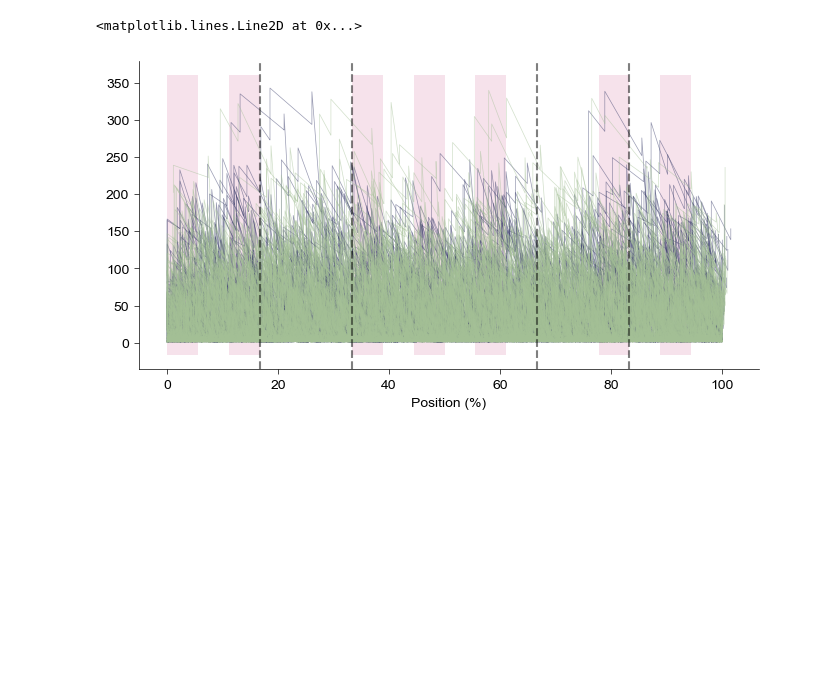
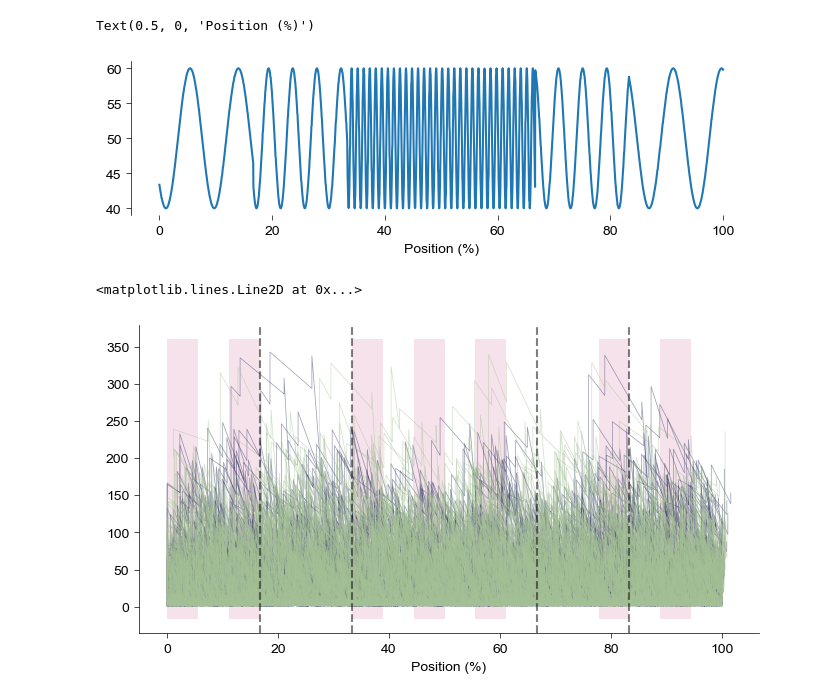
Before and after one commit to YAO-Shuyang/ZFishAnalysis, a Jupyter notebook: figure/Fig5008 - Spatial Preference During Oscillation.ipynb, the cells around one changed output. Drawn from its saved outputs; the diff is of its cells as text; code cells hidden in the pictures; blank space fills up the shorter version.

```diff
--- a/figure/Fig5008 - Spatial Preference During Oscillation.ipynb
+++ b/figure/Fig5008 - Spatial Preference During Oscillation.ipynb
@@ -22,7 +22,7 @@ landmark_pos = [
     (16/18, 17/18) # Gravel
 ]
 # %%
-path = r"D:\EnData\Light-sheet\spatial preference vr1\10161\S2\res.16chFlt"
+path = r"D:\EnData\Light-sheet\spatial preference vr1\10162\S2\res.16chFlt"
 res = import16chFlt(path)
 
 idx = np.where((res['behav_time'] >= 5)&(res['behav_pos_y'] < 55))[0]
@@ -42,8 +42,17 @@ speed = speed[speed_mask]
 
 smooth_ch0 = np.convolve(res['fltCh0'], np.ones(201)/201, mode='same')
 smooth_ch1 = np.convolve(res['fltCh1'], np.ones(201)/201, mode='same')
-smooth_speed = np.convolve(speed, gkernel, mode='same')
+smooth_speed = np.convolve(speed, np.ones(201)/201, mode='same')
 x = (behav_pos_y // 1).astype(np.int64)
+# %%
+idx = np.where(res['n_trials'] == 40)[0]
+fig = plt.figure(figsize=(8, 2))
+ax = Clear_Axes(plt.axes(), close_spines=['top', 'right', 'bottom'], ifyticks=True, ifxticks=True)
+plt.plot(res['behav_pos_y'][idx]*2, res['behav_pos_x'][idx])
+ax.set_xlabel("Position (%)")
+# %% [output]
+Text(0.5, 0, 'Position (%)')
+[figure, added]
 # %%
 fig = plt.figure(figsize=(8, 4))
 ax = Clear_Axes(plt.axes(), close_spines=['top', 'right'], ifxticks=True, ifyticks=True)
```
Also changed, not shown: 1 other file.
